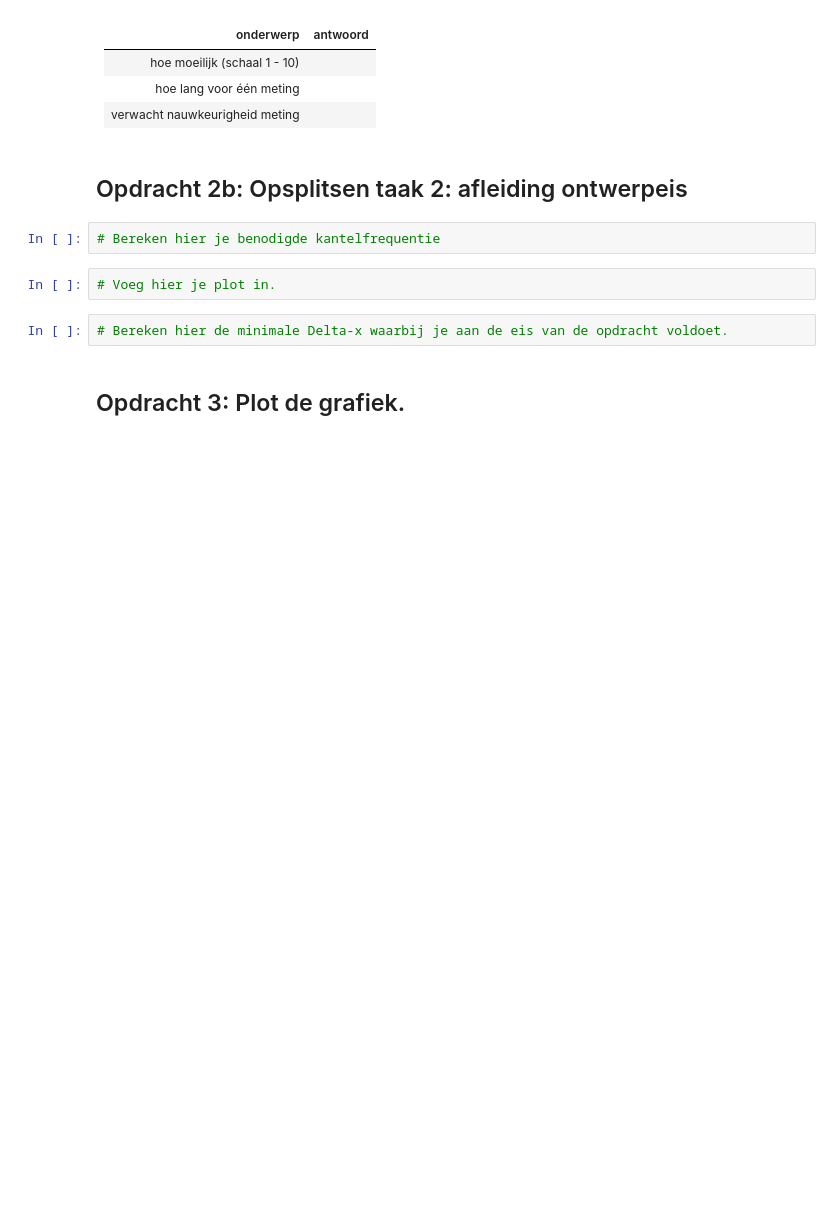
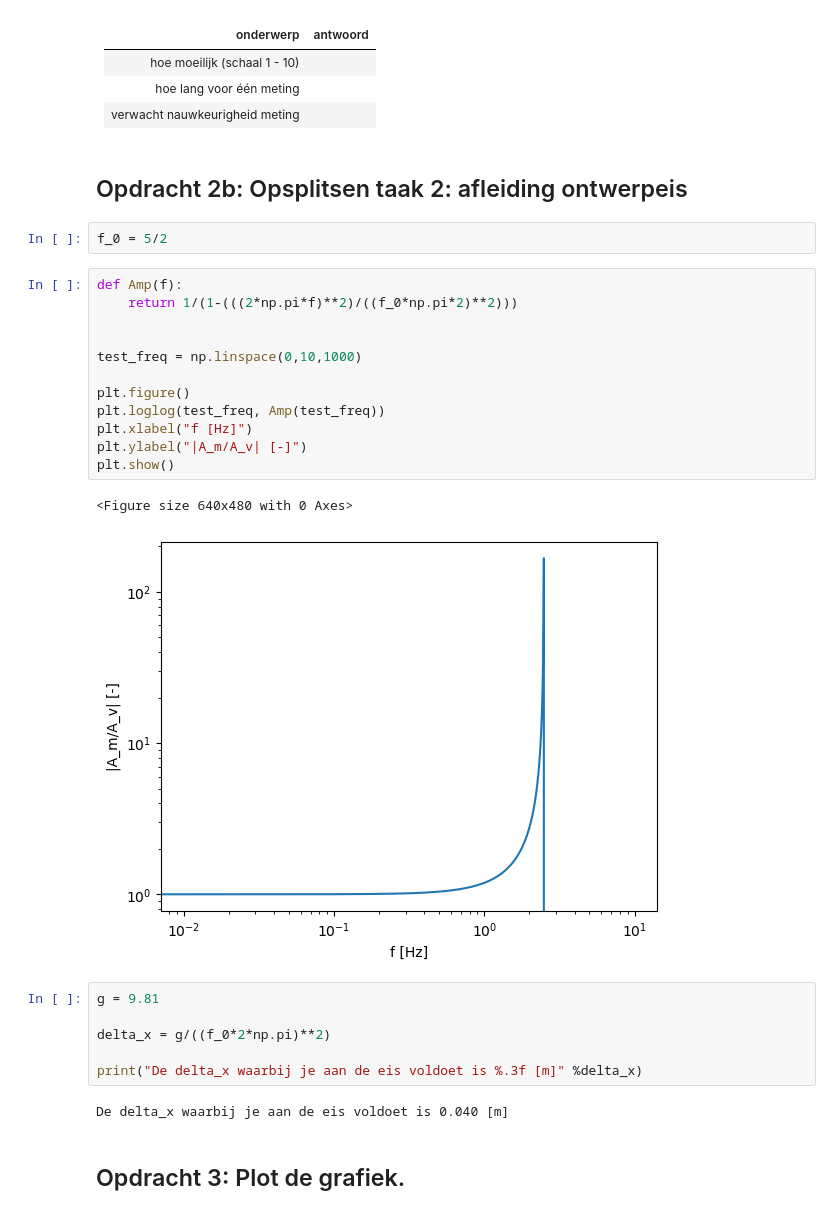
Before and after one commit to yaeljawahierkhan/opdrachten-DEF-D, a Jupyter notebook: FysiekeOntwerpopdrachten/5MaakEenOpstellingTrillingsvrij/Ontwerpopdracht5MaakEenOpstellingTrillingsvrijInvulTemplate.ipynb, the cells around one changed output. Saved outputs shown, nothing was run; the diff lists cells and outputs as text; blank space fills up the shorter version.

Commit message:
Opdracht 1-4

```diff
--- a/FysiekeOntwerpopdrachten/5MaakEenOpstellingTrillingsvrij/Ontwerpopdracht5MaakEenOpstellingTrillingsvrijInvulTemplate.ipynb
+++ b/FysiekeOntwerpopdrachten/5MaakEenOpstellingTrillingsvrij/Ontwerpopdracht5MaakEenOpstellingTrillingsvrijInvulTemplate.ipynb
@@ -45,11 +45,30 @@ Vul onderstaande tabel in:
 # %% [markdown]
 ## Opdracht 2b: Opsplitsen taak 2: afleiding ontwerpeis
 # %%
-# Bereken hier je benodigde kantelfrequentie
+f_0 = 5/2
 # %%
-# Voeg hier je plot in.
+def Amp(f):
+    return 1/(1-(((2*np.pi*f)**2)/((f_0*np.pi*2)**2)))
+
+
+test_freq = np.linspace(0,10,1000)
+
+plt.figure()
+plt.loglog(test_freq, Amp(test_freq))
+plt.xlabel("f [Hz]")
+plt.ylabel("|A_m/A_v| [-]")
+plt.show()
+# %% [output]
+<Figure size 640x480 with 0 Axes>
+[figure, added]
 # %%
-# Bereken hier de minimale Delta-x waarbij je aan de eis van de opdracht voldoet.
+g = 9.81
+
+delta_x = g/((f_0*2*np.pi)**2)
+
+print("De delta_x waarbij je aan de eis voldoet is %.3f [m]" %delta_x)
+# %% [output]
+De delta_x waarbij je aan de eis voldoet is 0.040 [m]
 # %% [markdown]
 ## Opdracht 3: Plot de grafiek.
 # %%
```
Also changed, not shown: parts of 5 cells of this notebook, 1 other file.
